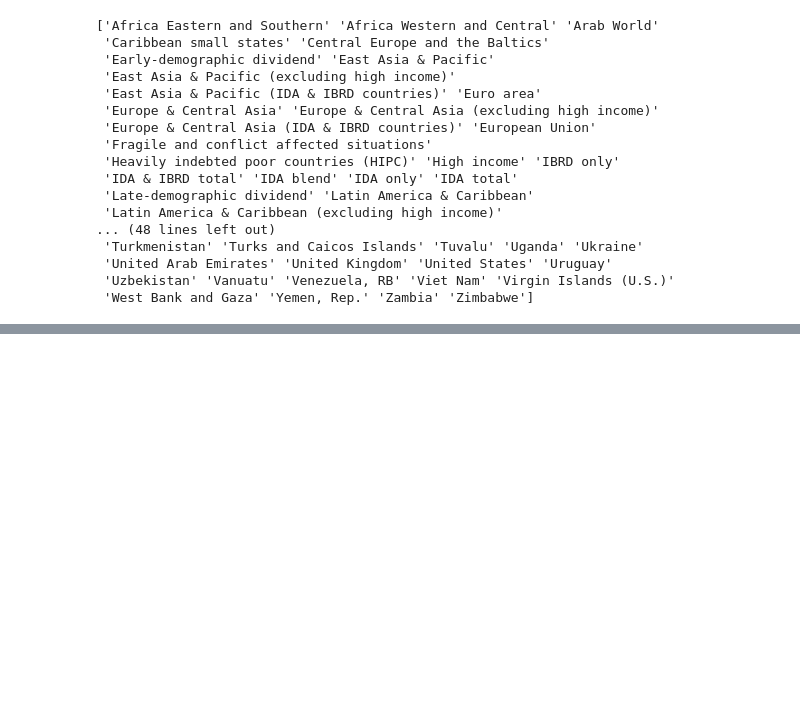
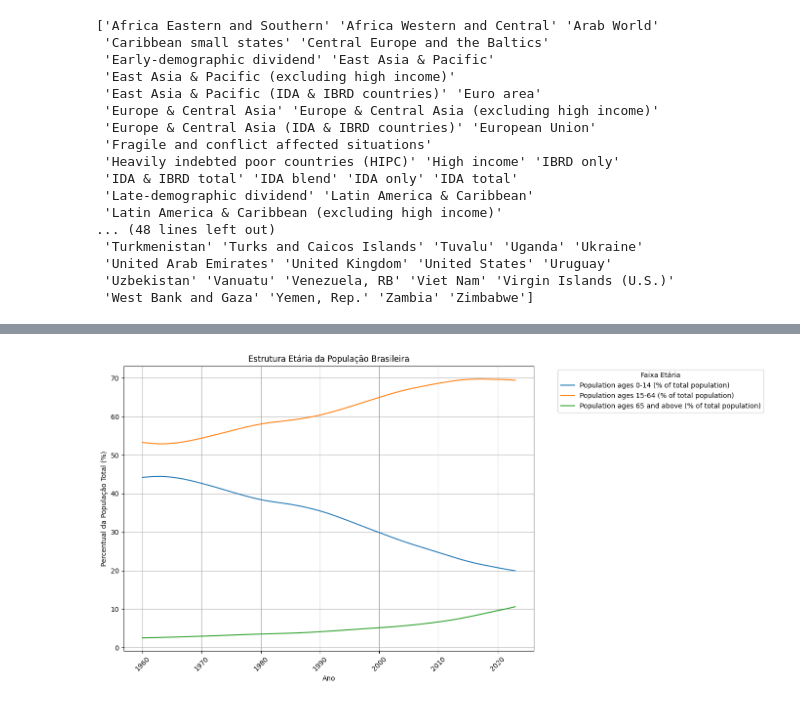
Before and after one commit to PrimeRibs2501/SME0852-SME0829, a Jupyter notebook: trab3.ipynb, the cells around one changed output, grey strips where cells are left out. Drawn from its saved outputs; the diff is of its cells as text; code cells hidden in the pictures; blank space fills up the shorter version.

```diff
--- a/trab3.ipynb
+++ b/trab3.ipynb
@@ -195,0 +290,22 @@ Argentina.head()
+# %%
+# Análise da estrutura etária ao longo do tempo
+faixas_etarias = [
+    'Population ages 0-14 (% of total population)',
+    'Population ages 15-64 (% of total population)',
+    'Population ages 65 and above (% of total population)'
+]
+
+estrutura_etaria = brasil[brasil['Indicator Name'].isin(faixas_etarias)]
+
+plt.figure(figsize=(14, 7))
+sns.lineplot(data=estrutura_etaria, x='Year', y='Value', hue='Indicator Name')
+plt.title('Estrutura Etária da População Brasileira')
+plt.ylabel('Percentual da População Total (%)')
+plt.xlabel('Ano')
+plt.grid(True)
+plt.xticks(rotation=45)
+plt.legend(title='Faixa Etária', bbox_to_anchor=(1.05, 1), loc='upper left')
+plt.tight_layout()
+plt.show()
+# %% [output]
+[figure, added]
```
Also changed, not shown: parts of 15 cells of this notebook, 1 other file.
